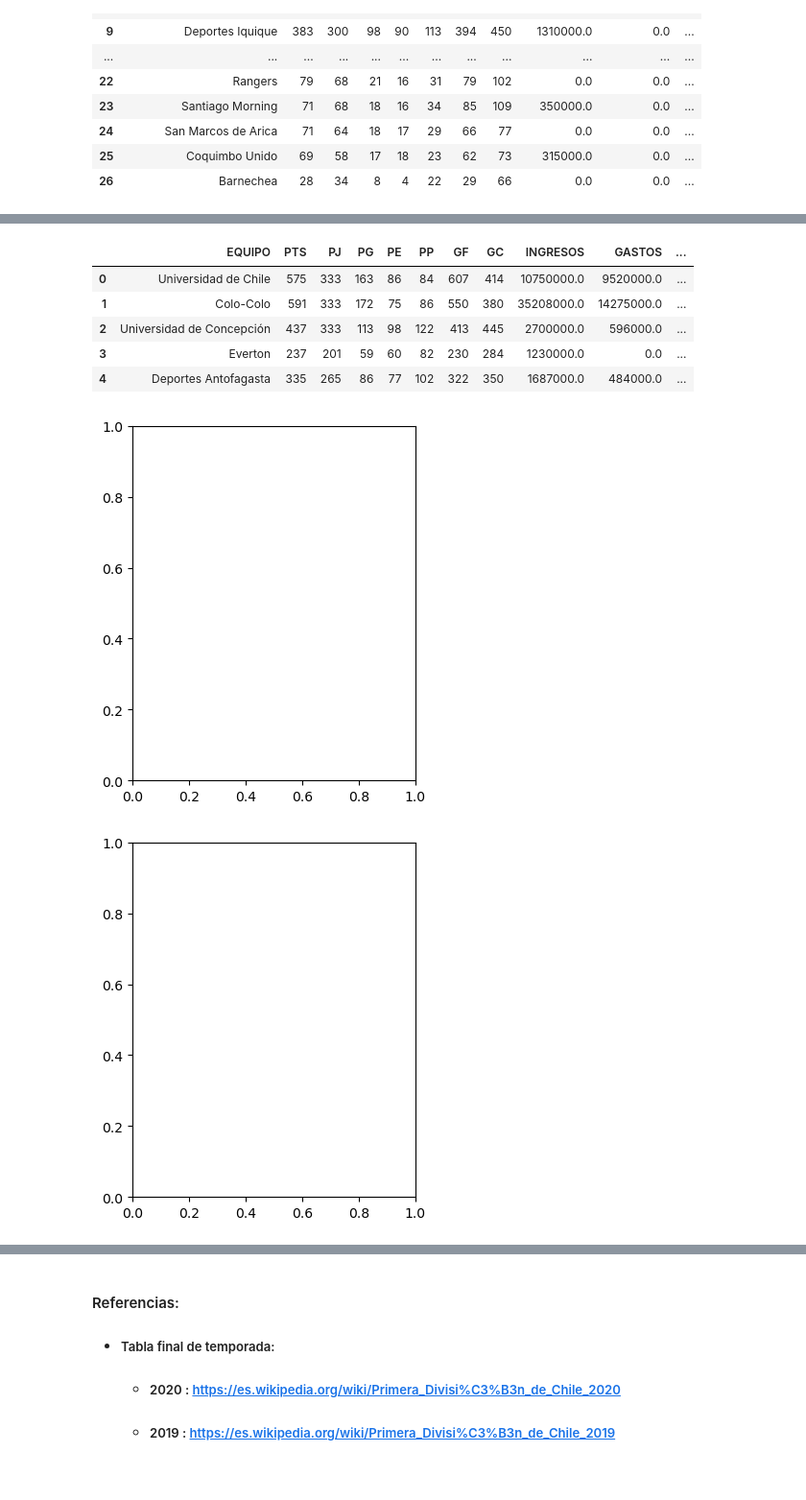
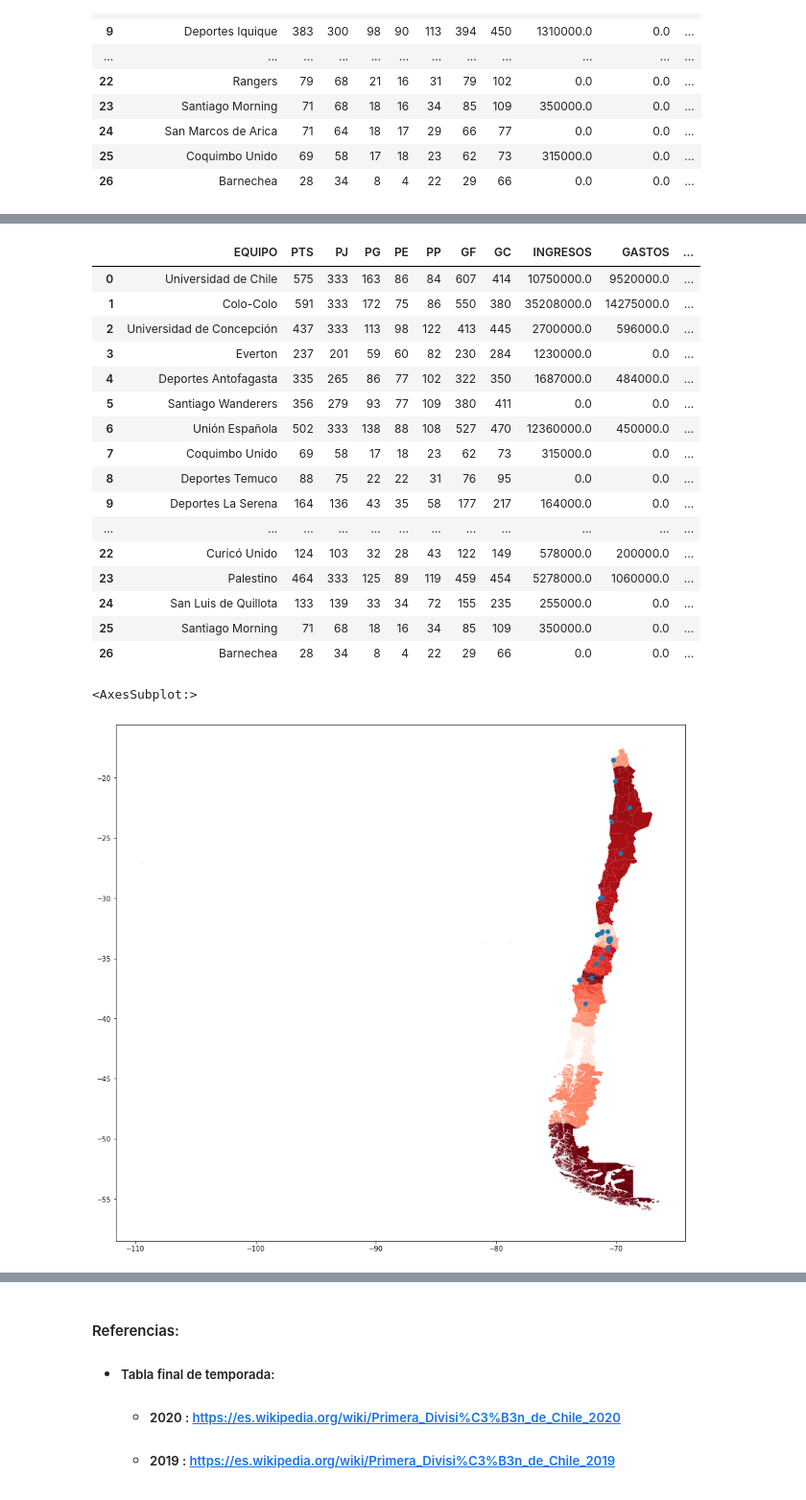
Before and after one commit to fmeza7/Proyecto_Cs_Datos_Grupo_1, a Jupyter notebook: Proyecto.ipynb, the cells around one changed output, grey strips where cells are left out. Shown at 96% size. Drawn from its saved outputs; the diff is of its cells as text; code cells hidden in the pictures.

```diff
--- a/Proyecto.ipynb
+++ b/Proyecto.ipynb
@@ -716,7 +718,7 @@ gpd_equipos.head()
 | 4 | Estadio Regional Calvo y Bascuñán | Antofagasta | Antofagasta | Deportes Antofagasta | 21 178 | -23.670139 | -70.404583 | POINT (-70.40458 -23.67014) | 335 | 265 | 86 | ... |
 # %%
 gpd_equipos = gpd_equipos.loc[:,['EQUIPO','PTS','PJ','PG','PE','PP','GF','GC','INGRESOS','GASTOS','BALANCE TOTAL','ESTADIO','CAPACIDAD','CIUDAD','REGION','geometry']]
-gpd_equipos.head()
+gpd_equipos
 # %% [output]
 |  | EQUIPO | PTS | PJ | PG | PE | PP | GF | GC | INGRESOS | GASTOS | ... |
 | 0 | Universidad de Chile | 575 | 333 | 163 | 86 | 84 | 607 | 414 | 10750000.0 | 9520000.0 | ... |
@@ -724,11 +726,21 @@ gpd_equipos.head()
 | 2 | Universidad de Concepción | 437 | 333 | 113 | 98 | 122 | 413 | 445 | 2700000.0 | 596000.0 | ... |
 | 3 | Everton | 237 | 201 | 59 | 60 | 82 | 230 | 284 | 1230000.0 | 0.0 | ... |
 | 4 | Deportes Antofagasta | 335 | 265 | 86 | 77 | 102 | 322 | 350 | 1687000.0 | 484000.0 | ... |
+| 5 | Santiago Wanderers | 356 | 279 | 93 | 77 | 109 | 380 | 411 | 0.0 | 0.0 | ... |
+| 6 | Unión Española | 502 | 333 | 138 | 88 | 108 | 527 | 470 | 12360000.0 | 450000.0 | ... |
+| 7 | Coquimbo Unido | 69 | 58 | 17 | 18 | 23 | 62 | 73 | 315000.0 | 0.0 | ... |
+| 8 | Deportes Temuco | 88 | 75 | 22 | 22 | 31 | 76 | 95 | 0.0 | 0.0 | ... |
+| 9 | Deportes La Serena | 164 | 136 | 43 | 35 | 58 | 177 | 217 | 164000.0 | 0.0 | ... |
+| ... | ... | ... | ... | ... | ... | ... | ... | ... | ... | ... | ... |
+| 22 | Curicó Unido | 124 | 103 | 32 | 28 | 43 | 122 | 149 | 578000.0 | 200000.0 | ... |
+| 23 | Palestino | 464 | 333 | 125 | 89 | 119 | 459 | 454 | 5278000.0 | 1060000.0 | ... |
+| 24 | San Luis de Quillota | 133 | 139 | 33 | 34 | 72 | 155 | 235 | 255000.0 | 0.0 | ... |
+| 25 | Santiago Morning | 71 | 68 | 18 | 16 | 34 | 85 | 109 | 350000.0 | 0.0 | ... |
+| 26 | Barnechea | 28 | 34 | 8 | 4 | 22 | 29 | 66 | 0.0 | 0.0 | ... |
 # %%
-mapa = gpd.read_file('mpas\comunasChile.gpkg')
-mapa.plot()
-gpd_equipos.plot()
-plt.show()
+mapa = gpd.read_file('mpas/comunasChile.gpkg')
+ax = mapa.plot(figsize=(15, 15),cmap="viridis")
+gpd_equipos.plot(ax=ax)
 # %% [output]
+<AxesSubplot:>
-[figure, old version]
+[figure, new version]
-[figure, removed]
```
Also changed, not shown: parts of 4 cells of this notebook.
